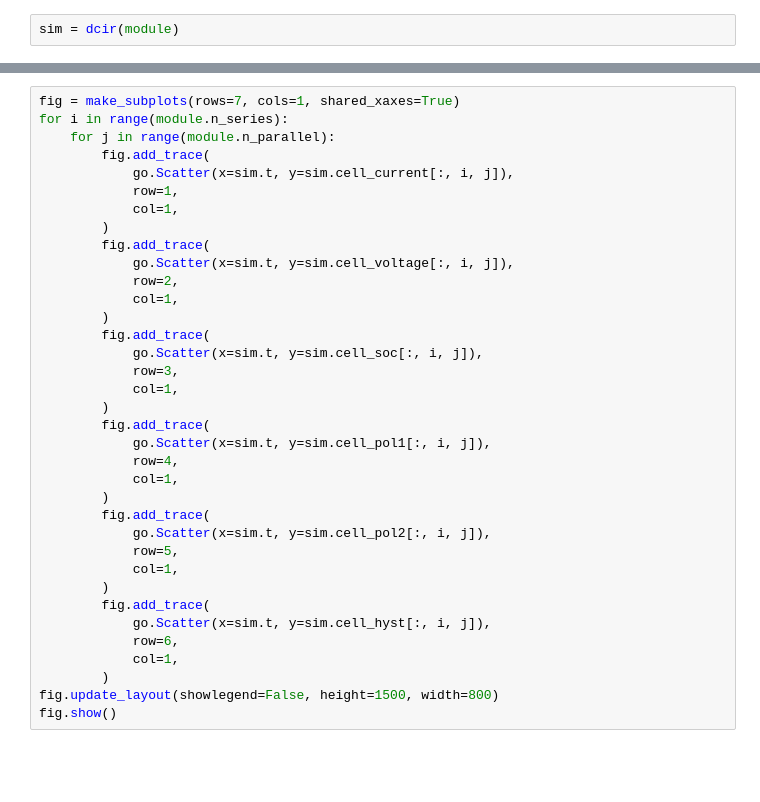
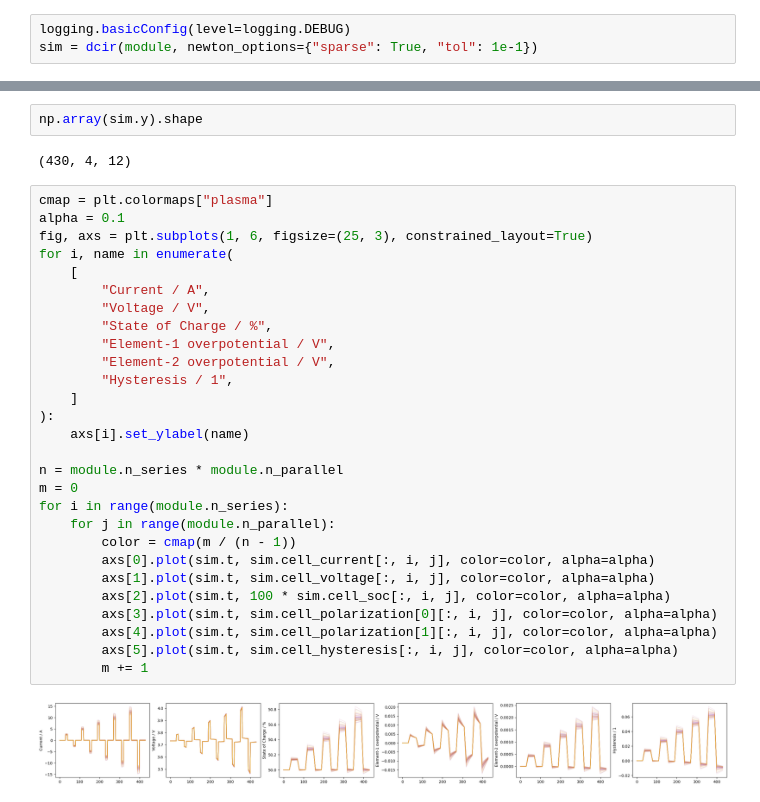
Before and after one commit to DigiBatt/Milestone-8, a Jupyter notebook: sim_dcir.ipynb, the cells around one changed output, grey strips where cells are left out. Drawn from its saved outputs; the diff is of its cells as text; blank space fills up the shorter version.

```diff
--- a/sim_dcir.ipynb
+++ b/sim_dcir.ipynb
@@ -72,2 +113,3 @@ fig.show()
 # %%
-sim = dcir(module)
+logging.basicConfig(level=logging.DEBUG)
+sim = dcir(module, newton_options={"sparse": True, "tol": 1e-1})
@@ -74,37 +137,35 @@ sim = dcir(module)
+# %%
+np.array(sim.y).shape
+# %% [output]
+(430, 4, 12)
 # %%
-fig = make_subplots(rows=7, cols=1, shared_xaxes=True)
+cmap = plt.colormaps["plasma"]
+alpha = 0.1
+fig, axs = plt.subplots(1, 6, figsize=(25, 3), constrained_layout=True)
+for i, name in enumerate(
+    [
+        "Current / A",
+        "Voltage / V",
+        "State of Charge / %",
+        "Element-1 overpotential / V",
+        "Element-2 overpotential / V",
+        "Hysteresis / 1",
+    ]
+):
+    axs[i].set_ylabel(name)
+
+n = module.n_series * module.n_parallel
+m = 0
 for i in range(module.n_series):
     for j in range(module.n_parallel):
-        fig.add_trace(
-            go.Scatter(x=sim.t, y=sim.cell_current[:, i, j]),
-            row=1,
-            col=1,
-        )
-        fig.add_trace(
-            go.Scatter(x=sim.t, y=sim.cell_voltage[:, i, j]),
-            row=2,
-            col=1,
-        )
-        fig.add_trace(
-            go.Scatter(x=sim.t, y=sim.cell_soc[:, i, j]),
-            row=3,
-            col=1,
-        )
-        fig.add_trace(
-            go.Scatter(x=sim.t, y=sim.cell_pol1[:, i, j]),
-            row=4,
-            col=1,
-        )
-        fig.add_trace(
-            go.Scatter(x=sim.t, y=sim.cell_pol2[:, i, j]),
-            row=5,
-            col=1,
-        )
-        fig.add_trace(
-            go.Scatter(x=sim.t, y=sim.cell_hyst[:, i, j]),
-            row=6,
-            col=1,
-        )
-fig.update_layout(showlegend=False, height=1500, width=800)
-fig.show()
+        color = cmap(m / (n - 1))
+        axs[0].plot(sim.t, sim.cell_current[:, i, j], color=color, alpha=alpha)
+        axs[1].plot(sim.t, sim.cell_voltage[:, i, j], color=color, alpha=alpha)
+        axs[2].plot(sim.t, 100 * sim.cell_soc[:, i, j], color=color, alpha=alpha)
+        axs[3].plot(sim.t, sim.cell_polarization[0][:, i, j], color=color, alpha=alpha)
+        axs[4].plot(sim.t, sim.cell_polarization[1][:, i, j], color=color, alpha=alpha)
+        axs[5].plot(sim.t, sim.cell_hysteresis[:, i, j], color=color, alpha=alpha)
+        m += 1
+# %% [output]
+[figure, added]
 # %%
```
Also changed, not shown: parts of 6 cells of this notebook, 21 other files.
